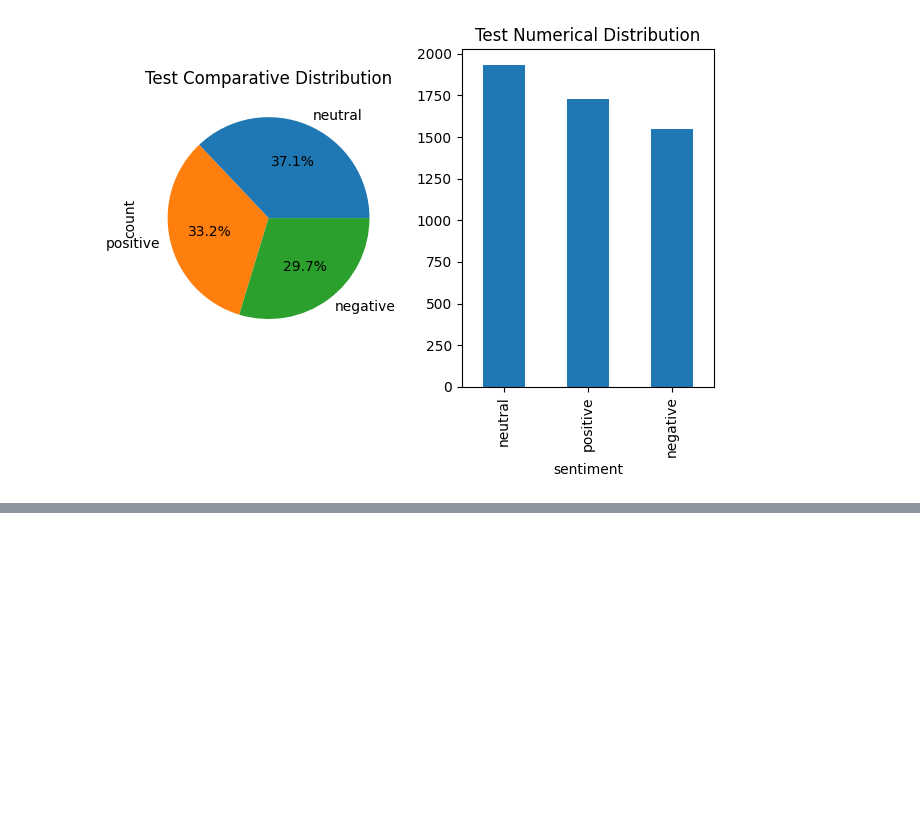
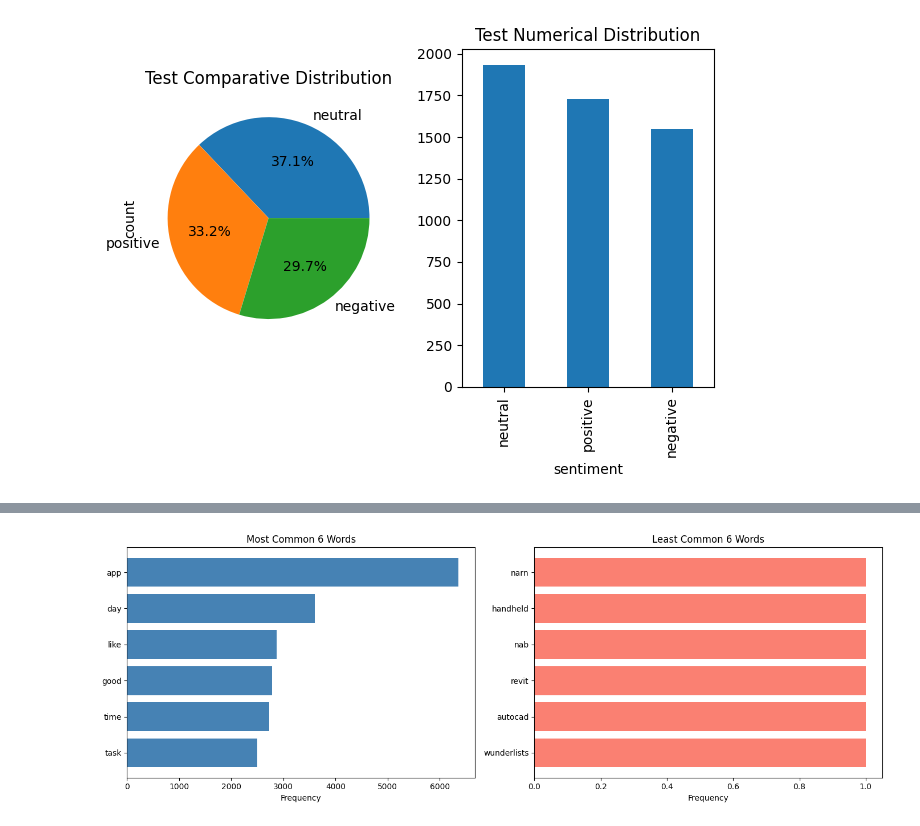
Before and after one commit to OmerTurk1/NLP_learning, a Jupyter notebook: MultiClass_Sentiment_Analysis.ipynb, the cells around one changed output, grey strips where cells are left out. Cells and saved outputs as stored; diff of their text form; code cells hidden in the pictures; blank space fills up the shorter version.

```diff
--- a/MultiClass_Sentiment_Analysis.ipynb
+++ b/MultiClass_Sentiment_Analysis.ipynb
@@ -96,0 +136,3 @@ plt.tight_layout()
+# %%
+lemmatizer = WordNetLemmatizer()
+stop_words = set(stopwords.words('english'))
@@ -96,0 +167,6 @@ plt.tight_layout()
+# %%
+train_data["clean_text"] = train_data["text"].apply(clean_and_lemmatize)
+train_data["clean_text"].head()
+
+test_data["clean_text"] = test_data["text"].apply(clean_and_lemmatize)
+test_data["clean_text"].head()
@@ -96,0 +185,25 @@ plt.tight_layout()
+# %%
+all_words = " ".join(train_data["clean_text"]).split()
+word_freq = Counter(all_words)
+
+word_freq_df = pd.DataFrame(word_freq.most_common(), columns=["word", "frequency"])
+
+top_6 = word_freq_df.head(6)
+bottom_6 = word_freq_df.tail(6)
+
+fig, axes = plt.subplots(1, 2, figsize=(14, 5))
+
+axes[0].barh(top_6["word"], top_6["frequency"], color="steelblue")
+axes[0].invert_yaxis()
+axes[0].set_title("Most Common 6 Words")
+axes[0].set_xlabel("Frequency")
+
+axes[1].barh(bottom_6["word"], bottom_6["frequency"], color="salmon")
+axes[1].invert_yaxis()
+axes[1].set_title("Least Common 6 Words")
+axes[1].set_xlabel("Frequency")
+
+plt.tight_layout()
+plt.show()
+# %% [output]
+[figure, added]
```
Also changed, not shown: parts of 29 cells of this notebook.
